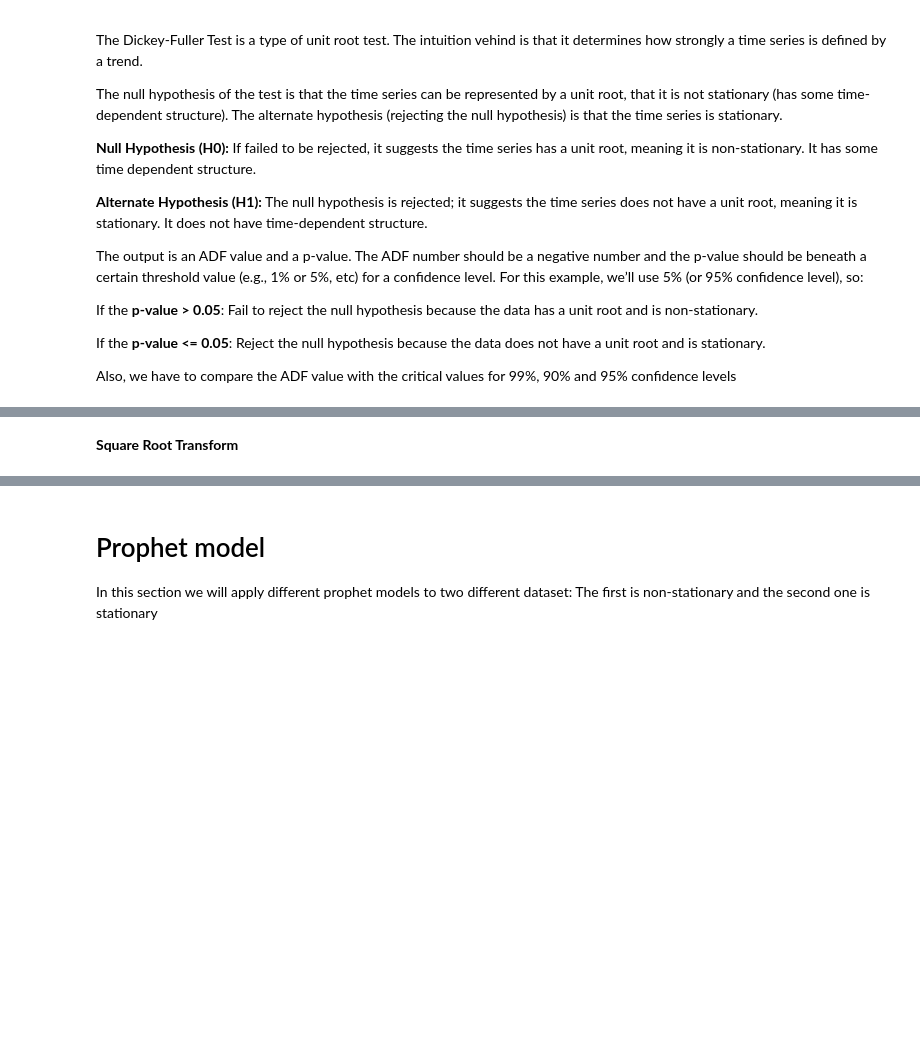
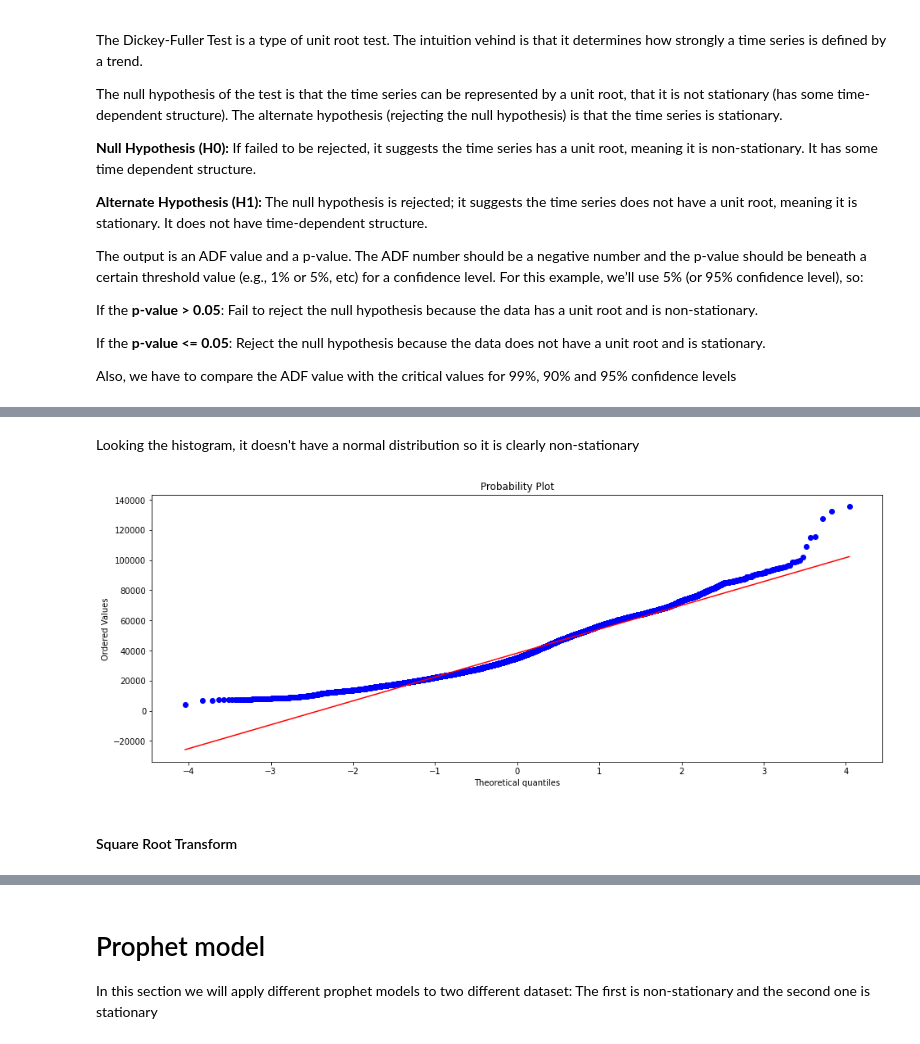
Before and after one commit to hectorLop/CO2_emissions_forecast, a Jupyter notebook: CO2_feature_engineering_and_visualization.ipynb, the cells around one changed output, grey strips where cells are left out. Saved outputs shown, nothing was run; the diff lists cells and outputs as text; code cells hidden in the pictures; blank space fills up the shorter version.

```diff
--- a/CO2_feature_engineering_and_visualization.ipynb
+++ b/CO2_feature_engineering_and_visualization.ipynb
@@ -351,2 +363,9 @@ Now we will apply some transformations to the data in order to apply the test ag
+# %% [markdown]
+Looking the histogram, it doesn't have a normal distribution so it is clearly non-stationary
+# %%
+scipy.stats.probplot(dataset_by_hour['Emisiones'], dist='norm', plot=pyplot)
+pyplot.show()
+# %% [output]
+[figure, added]
 # %% [markdown]
-**Square Root Transform**
+#### Square Root Transform
```
Also changed, not shown: parts of 25 cells of this notebook.
